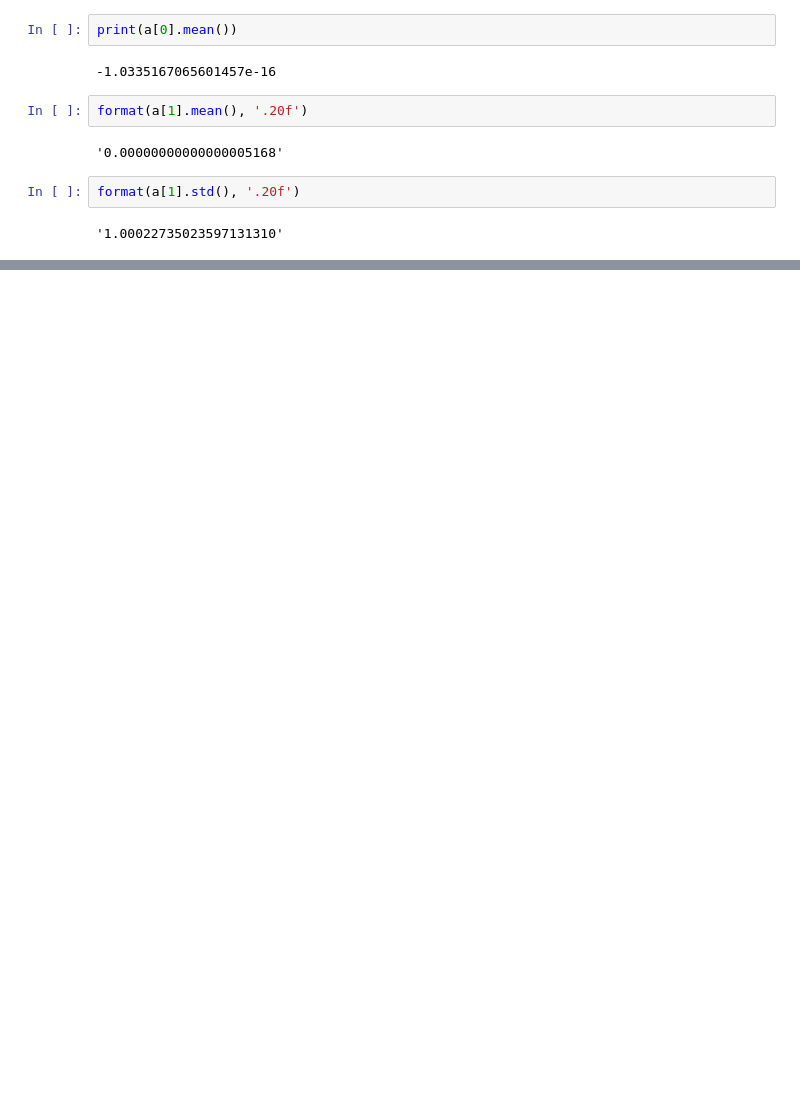
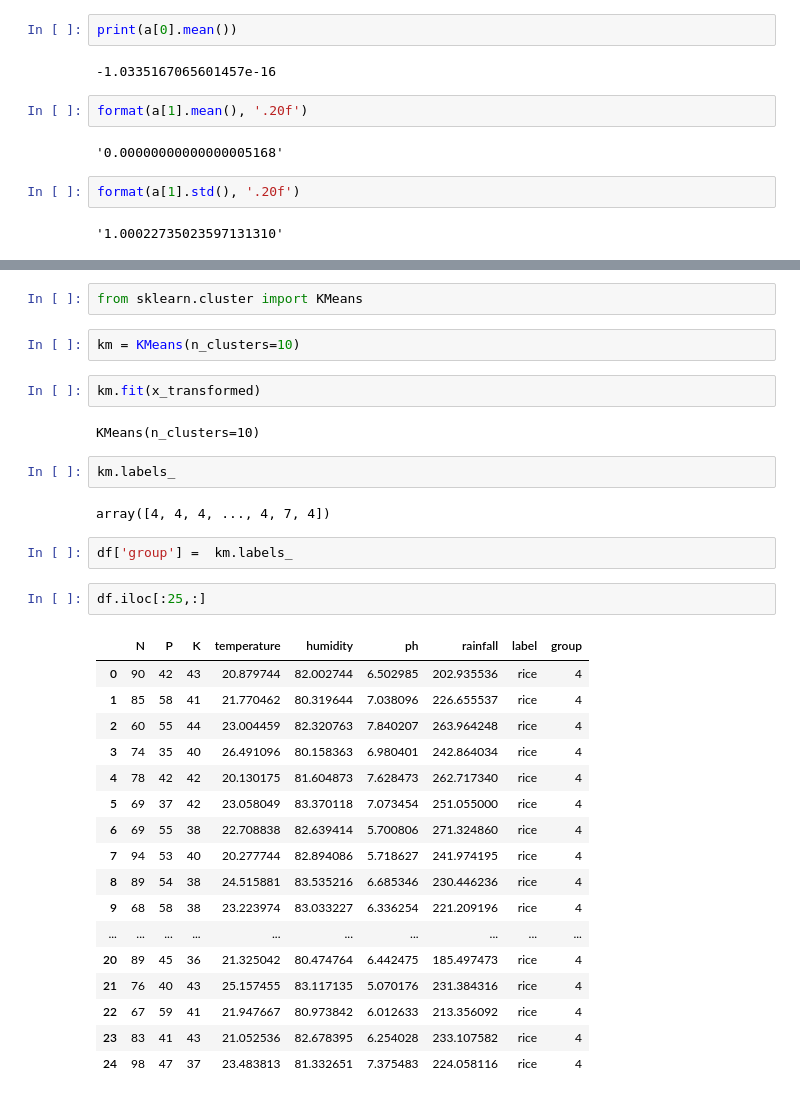
Before and after one commit to upflairs-pvt-ltd/JECRC-20april2024, a Jupyter notebook: farmer_guidance.ipynb, the cells around one changed output, grey strips where cells are left out. Drawn from its saved outputs; the diff is of its cells as text; blank space fills up the shorter version.

```diff
--- a/farmer_guidance.ipynb
+++ b/farmer_guidance.ipynb
@@ -108,0 +125,34 @@ format(a[1].std(), '.20f')
+# %%
+from sklearn.cluster import KMeans
+# %%
+km = KMeans(n_clusters=10)
+# %%
+km.fit(x_transformed)
+# %% [output]
+KMeans(n_clusters=10)
+# %%
+km.labels_
+# %% [output]
+array([4, 4, 4, ..., 4, 7, 4])
+# %%
+df['group'] =  km.labels_
+# %%
+df.iloc[:25,:]
+# %% [output]
+|  | N | P | K | temperature | humidity | ph | rainfall | label | group |
+| 0 | 90 | 42 | 43 | 20.879744 | 82.002744 | 6.502985 | 202.935536 | rice | 4 |
+| 1 | 85 | 58 | 41 | 21.770462 | 80.319644 | 7.038096 | 226.655537 | rice | 4 |
+| 2 | 60 | 55 | 44 | 23.004459 | 82.320763 | 7.840207 | 263.964248 | rice | 4 |
+| 3 | 74 | 35 | 40 | 26.491096 | 80.158363 | 6.980401 | 242.864034 | rice | 4 |
+| 4 | 78 | 42 | 42 | 20.130175 | 81.604873 | 7.628473 | 262.717340 | rice | 4 |
+| 5 | 69 | 37 | 42 | 23.058049 | 83.370118 | 7.073454 | 251.055000 | rice | 4 |
+| 6 | 69 | 55 | 38 | 22.708838 | 82.639414 | 5.700806 | 271.324860 | rice | 4 |
+| 7 | 94 | 53 | 40 | 20.277744 | 82.894086 | 5.718627 | 241.974195 | rice | 4 |
+| 8 | 89 | 54 | 38 | 24.515881 | 83.535216 | 6.685346 | 230.446236 | rice | 4 |
+| 9 | 68 | 58 | 38 | 23.223974 | 83.033227 | 6.336254 | 221.209196 | rice | 4 |
+| ... | ... | ... | ... | ... | ... | ... | ... | ... | ... |
+| 20 | 89 | 45 | 36 | 21.325042 | 80.474764 | 6.442475 | 185.497473 | rice | 4 |
+| 21 | 76 | 40 | 43 | 25.157455 | 83.117135 | 5.070176 | 231.384316 | rice | 4 |
+| 22 | 67 | 59 | 41 | 21.947667 | 80.973842 | 6.012633 | 213.356092 | rice | 4 |
+| 23 | 83 | 41 | 43 | 21.052536 | 82.678395 | 6.254028 | 233.107582 | rice | 4 |
+| 24 | 98 | 47 | 37 | 23.483813 | 81.332651 | 7.375483 | 224.058116 | rice | 4 |
```
Also changed, not shown: parts of 17 cells of this notebook, 7 other files.
